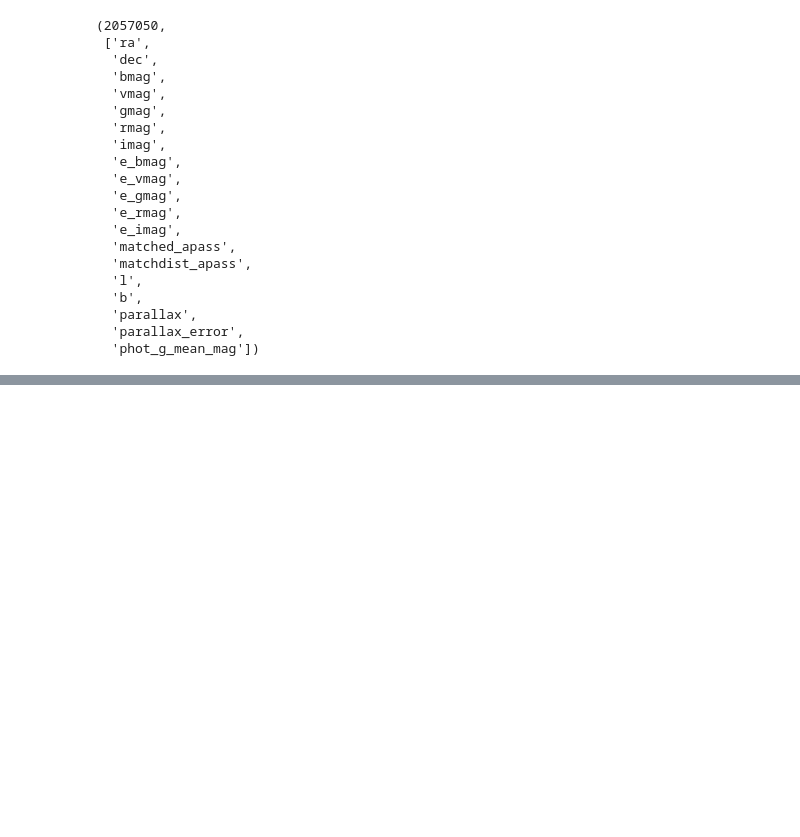
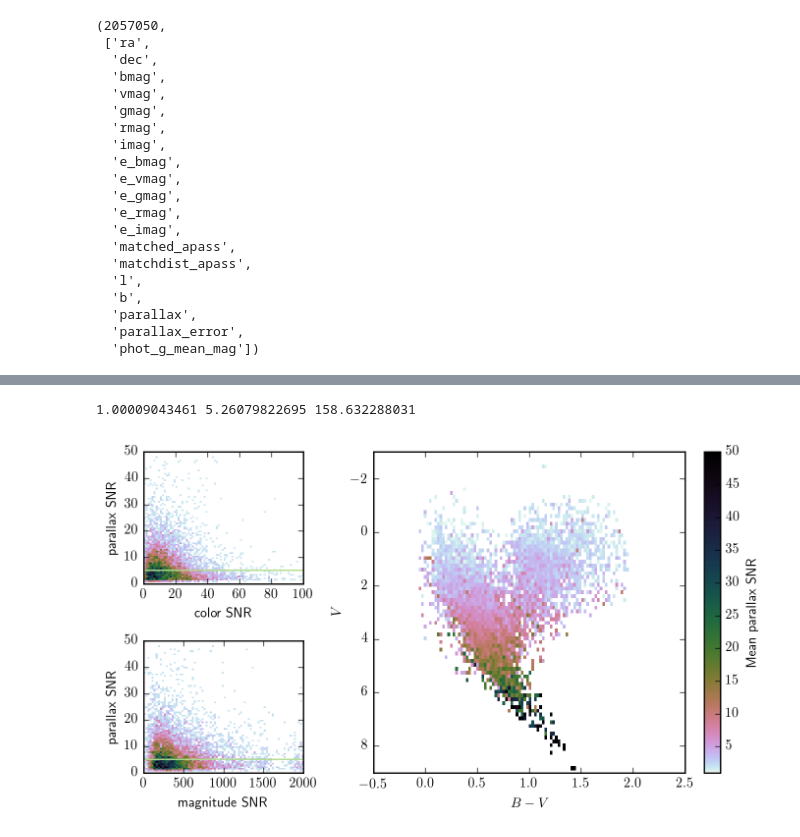
Before and after one commit to errai34/Starlight, a Jupyter notebook: notebooks/Simple HHRD applied to TGAS.ipynb, the cells around one changed output, grey strips where cells are left out. Cells and saved outputs as stored; diff of their text form; code cells hidden in the pictures; blank space fills up the shorter version.

```diff
--- a/notebooks/Simple HHRD applied to TGAS.ipynb
+++ b/notebooks/Simple HHRD applied to TGAS.ipynb
@@ -303,3 +318,48 @@ fig.savefig('../paper/datasummary.pdf')
+# %%
+snr_lo = np.min(varpi/varpi_err)
+snr_mid = 1*snrlim
+snr_hi = np.max(varpi/varpi_err)
+print(snr_lo, snr_mid, snr_hi)
+# %% [output]
+1.00009043461 5.26079822695 158.632288031
+# %%
+cmap = plt.cm.cubehelix_r
+cmap.set_gamma(0.5)
+tnbins = 80
+fig, axs = plt.subplots(1, 3, figsize=(7, 4))
+gs = gridspec.GridSpec(2, 3)
+axs = [plt.subplot(gs[0, 0]), plt.subplot(gs[1, 0]), plt.subplot(gs[0:2, 1:3])]
+rr1, rr2, rr3 = 2001, 100, 50
+axs[0].hist2d(
+    obscolors[ind_training, 0]/obscolors_err[ind_training, 0],
+    varpi[ind_training]/varpi_err[ind_training],
+    cmap=cmap, bins=tnbins, range=[[0, rr2], [0, rr3]])
+axs[1].hist2d(
+    obsmags[ind_training]/obsmags_err[ind_training],
+    varpi[ind_training]/varpi_err[ind_training],
+    cmap=cmap, bins=tnbins, range=[[0, rr1], [0, rr3]])
+axs[0].axhline(snrlim, c=cols[2])
+axs[1].axhline(snrlim, c=cols[2])
+axs[1].set_ylabel('parallax SNR')
+axs[0].set_ylabel('parallax SNR')
+axs[0].set_xlabel('color SNR')
+axs[1].set_xlabel('magnitude SNR')
+
+meanerrratio, xedges, yedges, binall = scipy.stats.binned_statistic_2d(
+    obscolors[ind_training, 0], obsabsmag[ind_training], (varpi[ind_training]/varpi_err[ind_training]), bins=tnbins)
+meanerrratio[~np.isfinite(meanerrratio)] = 0
+vs = axs[-1].pcolormesh(xedges, yedges, meanerrratio.T, cmap=cmap, vmin=1, vmax=50, rasterized=True, lw=0)
+clb = plt.colorbar(vs, ax=axs[-1])
+axs[-1].set_ylim(lines[0][-1], lines[0][0])
+axs[-1].set_xlim(lines[1][0], lines[1][-1])
+axs[-1].set_xlabel(r'$B-V$')
+axs[-1].set_ylabel(r'$V$')
+clb.set_label('Mean parallax SNR')
+
+fig.tight_layout()
+fig.savefig('../paper/datasummary.pdf')
+# %% [output]
+[figure, added]
 # %%
 fig, axs = plt.subplots(1, 3, figsize=(12, 4), sharex=True, sharey=True)
 axs = axs.ravel()
```
Also changed, not shown: parts of 66 cells of this notebook, 9 other files.
